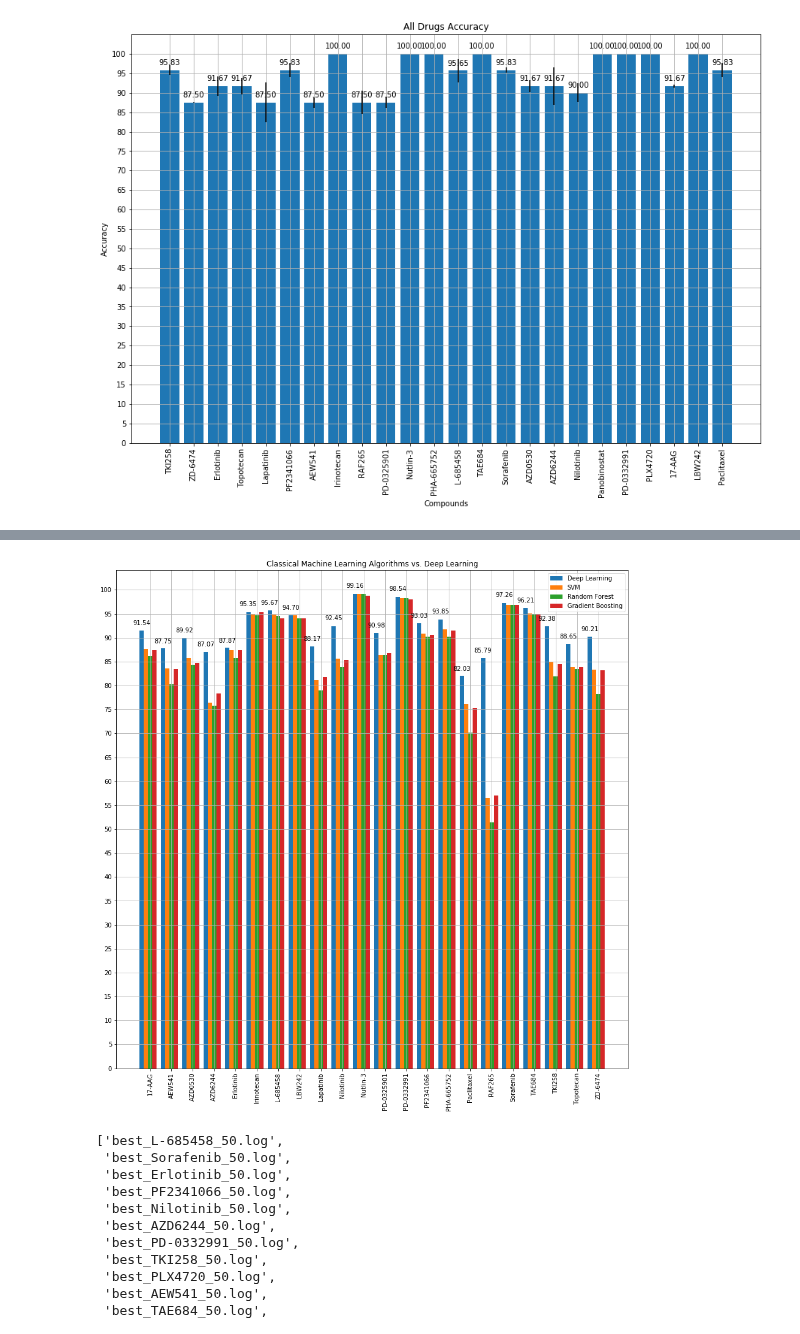
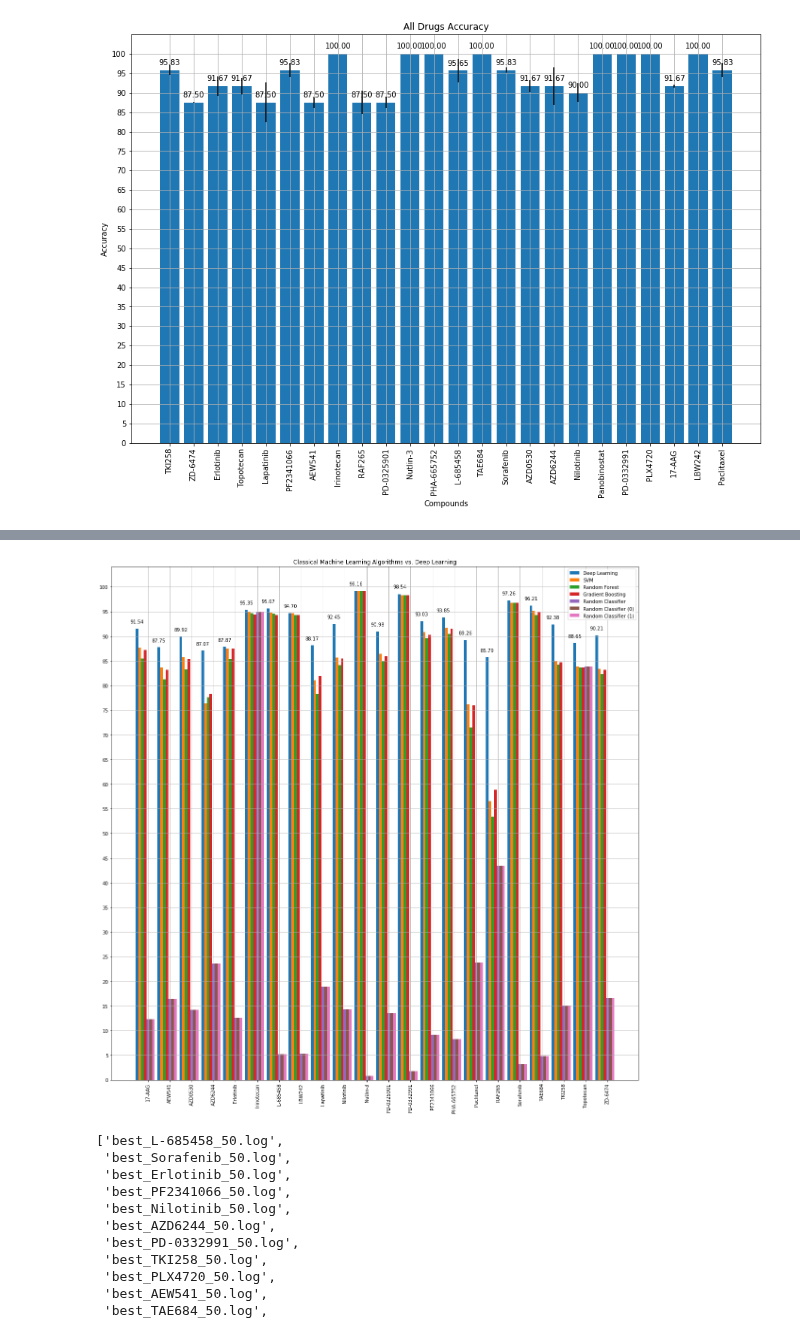
Before and after one commit to Naghipourfar/CCLE, a Jupyter notebook: Code/ResultAnalysis.ipynb, the cells around one changed output, grey strips where cells are left out. Drawn from its saved outputs; the diff is of its cells as text; code cells hidden in the pictures.

Commit message:
fix minor bug in random classifier

```diff
--- a/Code/ResultAnalysis.ipynb
+++ b/Code/ResultAnalysis.ipynb
@@ -144,40 +144,52 @@ plt.show()
 # %%
 results = pd.DataFrame()
 # for k in range(5, 15, 5):
-k = 5
-for alg in ["SVM", "RandomForest", "GradientBoosting"]:
-    result = pd.read_csv("../Results/Classification/ML/" + alg + "-Stratified-" + str(k) + "-cv.csv")
+k = 10
+for alg in ["SVM", "RandomForest", "GradientBoosting", "Random", "Random-1", "Random-0"]:
+    if alg == "Random" or alg.startswith("Random-"):
+        result = pd.read_csv("../Results/Classification/ML/" + alg + ".csv")
+    else:
+        result = pd.read_csv("../Results/Classification/ML/" + alg + "-Stratified-" + str(k) + "-cv.csv")
     result.drop(["Unnamed: 0"], axis=1, inplace=True)
     results[alg] = result.loc[0]
 results = results.transpose()
 
+
 x = result.columns
-_x = np.arange(len(x))
-y = results.iloc[0, :] * 100
-z = results.iloc[1, :] * 100
-t = results.iloc[2, :] * 100
+_x = np.arange(start=0, stop=4 * len(x), step=4)
+svm_results = results.iloc[0, :] * 100
+random_forest_results = results.iloc[1, :] * 100
+gradient_boosting_results = results.iloc[2, :] * 100
+random_classifier_results = results.iloc[3, :] * 100
+random_classifier_0_results = results.iloc[4, :] * 100
+random_classifier_1_results = results.iloc[5, :] * 100
 k = scv_results.iloc[1, :]
 k = k.drop(["Panobinostat", "PLX4720"], axis=0)
 
 plt.close("all")
-plt.figure(figsize=(15, 15))
+plt.figure(figsize=(20, 20))
 ax = plt.subplot(111)
-rects = ax.bar(_x-.4, k,width=0.2,align='center', label= "Deep Learning")
-ax.bar(_x-.2, y,width=0.2,align='center', label= "SVM")
-ax.bar(_x, z,width=0.2,align='center', label="Random Forest")
-ax.bar(_x+.2, t,width=0.2,align='center', label= "Gradient Boosting")
+width = .5
+rects = ax.bar(_x-2, k,width=width,align='center', label= "Deep Learning")
+ax.bar(_x - 1.5, svm_results, width=width, align='center', label="SVM")
+ax.bar(_x - 1, random_forest_results, width=width, align='center', label="Random Forest")
+ax.bar(_x- .5, gradient_boosting_results, width=width, align='center', label="Gradient Boosting")
+ax.bar(_x, random_classifier_results, width=width, align='center', label="Random Classifier")
+ax.bar(_x + .5, random_classifier_results, width=width, align='center', label="Random Classifier (0)")
+ax.bar(_x + 1, random_classifier_results, width=width, align='center', label="Random Classifier (1)")
+
 
 autolabel(rects)
 
-ax.legend()
+ax.legend(loc="best")
 plt.yticks(np.arange(0, 105, 5))
 plt.xticks(_x, x, rotation=90)
 plt.grid()
 plt.title("Classical Machine Learning Algorithms vs. Deep Learning")
 plt.savefig("../../../../../MLvsDLResults.pdf")
 plt.show()
 # %% [output]
-[figure, old version]
+[figure, new version]
 # %%
 path = '../Results/individual drugs with feature selection/'
 files = [file for file in os.listdir(path) if file.endswith(".log")]
```
Also changed, not shown: parts of 1 cell of this notebook, 1 other file.
